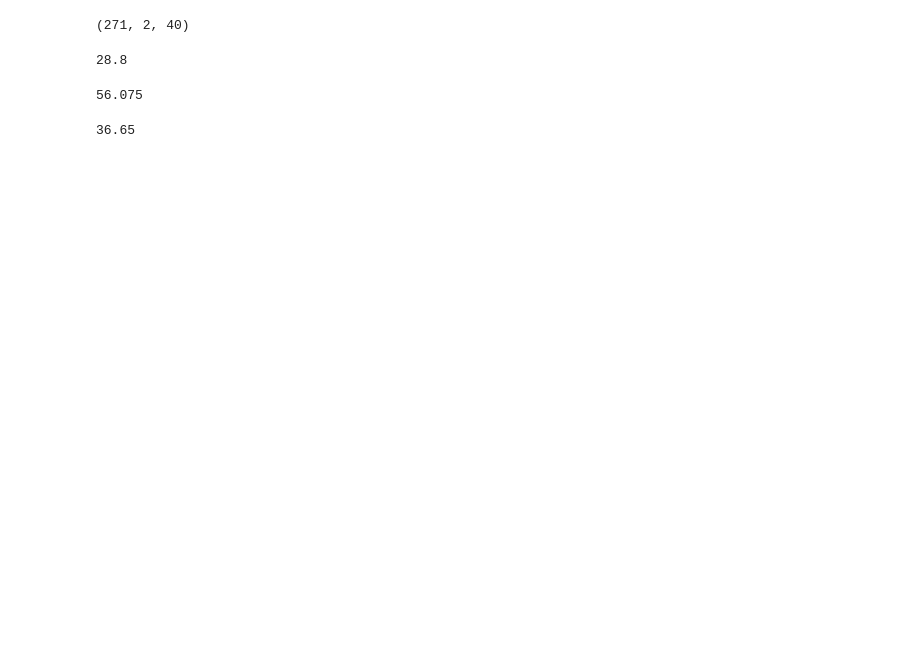
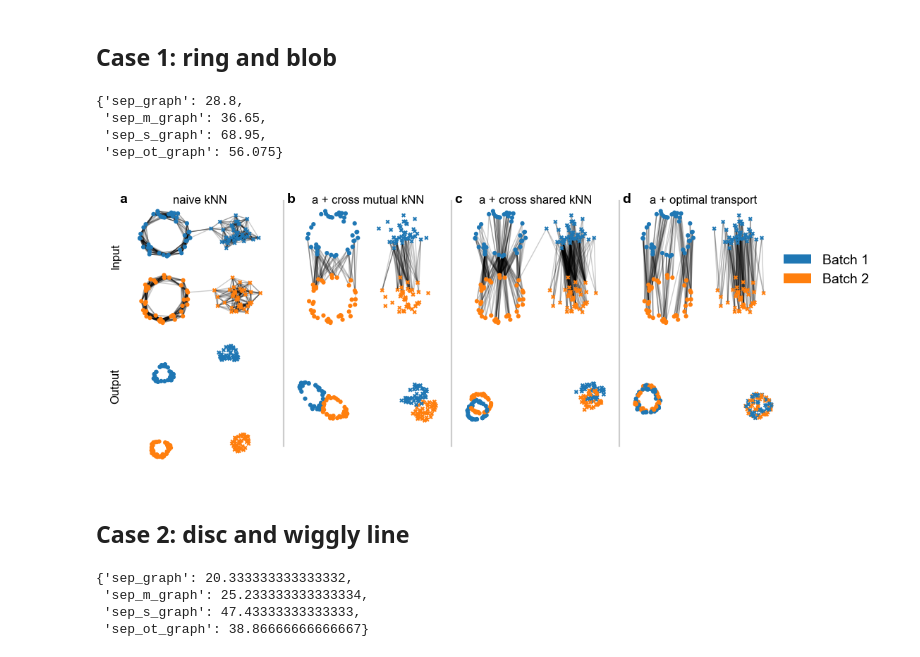
Before and after one commit to NDR-lab/ot-tsne, a Jupyter notebook: notebooks/fig1.ipynb, the cells around one changed output. Drawn from its saved outputs; the diff is of its cells as text; code cells hidden in the pictures; blank space fills up the shorter version.

```diff
--- a/notebooks/fig1.ipynb
+++ b/notebooks/fig1.ipynb
@@ -201,12 +342,48 @@ sep_graph /= sep_graph.sum()
+# %% [markdown]
+## Case 1: ring and blob
+# %%
+# case 1: a ring plus a Gaussian blob
+
+seed = 5 # 2, 5 good
+
+n = 40 # 40 50
+f = 1 # relative size of other batch
+
+k = 12      # neighbours per point, within and across batches
+m_plot = 3  # cross-batch edges drawn per point in the top row
+
+shift = np.array([0, -3.5])
+
+# add some high-dim noise for more stable embds
+noise_sig = 0.1
+noise_dims = 38
+
+ring1 = get_ring(n, seed=seed)
+blob1 = get_blob(n, sig=0.5, seed=seed)
+batch1 = np.concatenate([ring1, blob1+np.array([4,0])], axis=0)
+
+ring2 = get_ring(n*f, seed=seed+1)
+blob2 = get_blob(n*f, sig=0.5, seed=seed+1)
+batch2 = np.concatenate([ring2, blob2+np.array([4,0])], axis=0)
+
+batch2 += shift
+
+batch1 = np.concatenate([batch1, np.random.randn(len(batch1), noise_dims) * noise_sig], axis=1)
+batch2 = np.concatenate([batch2, np.random.randn(len(batch2), noise_dims) * noise_sig], axis=1)
 # %%
-ot_segments_sub.shape
+res = run_case(batch1, batch2, k=k, m_plot=m_plot, seed=seed)
-# %% [output]
-(271, 2, 40)
 # %%
-sep_graph.nnz / (2*n)
+# mean degree of each affinity graph
+{name: res[name].nnz / len(batch1) for name in ["sep_graph", "sep_m_graph", "sep_s_graph", "sep_ot_graph"]}
 # %% [output]
-28.8
+{'sep_graph': 28.8,
+ 'sep_m_graph': 36.65,
+ 'sep_s_graph': 68.95,
+ 'sep_ot_graph': 56.075}
-# %%
-sep_ot_graph.nnz / (2*n)
-# %% [output]
-56.075
+# %%
+fig=plot_case(batch1, batch2, res, n0=n, sub_seed=seed+2, savepath="fig1.png")
+fig.savefig("cross_edge_circle.png", dpi=300)
+# %% [output]
+[figure]
+# %% [markdown]
+## Case 2: disc and wiggly line
@@ -213,5 +423,11 @@ sep_ot_graph.nnz / (2*n)
 # %%
-sep_m_graph.nnz / (2*n)
+res_dl = run_case(batch1_dl, batch2_dl, k=k_dl, m_plot=m_plot_dl, seed=seed_dl)
-# %% [output]
-36.65
+# %%
+# mean degree of each affinity graph
+{name: res_dl[name].nnz / len(batch1_dl) for name in ["sep_graph", "sep_m_graph", "sep_s_graph", "sep_ot_graph"]}
+# %% [output]
+{'sep_graph': 20.333333333333332,
+ 'sep_m_graph': 25.233333333333334,
+ 'sep_s_graph': 47.43333333333333,
+ 'sep_ot_graph': 38.86666666666667}
 # %%
```
Also changed, not shown: parts of 13 cells of this notebook.
